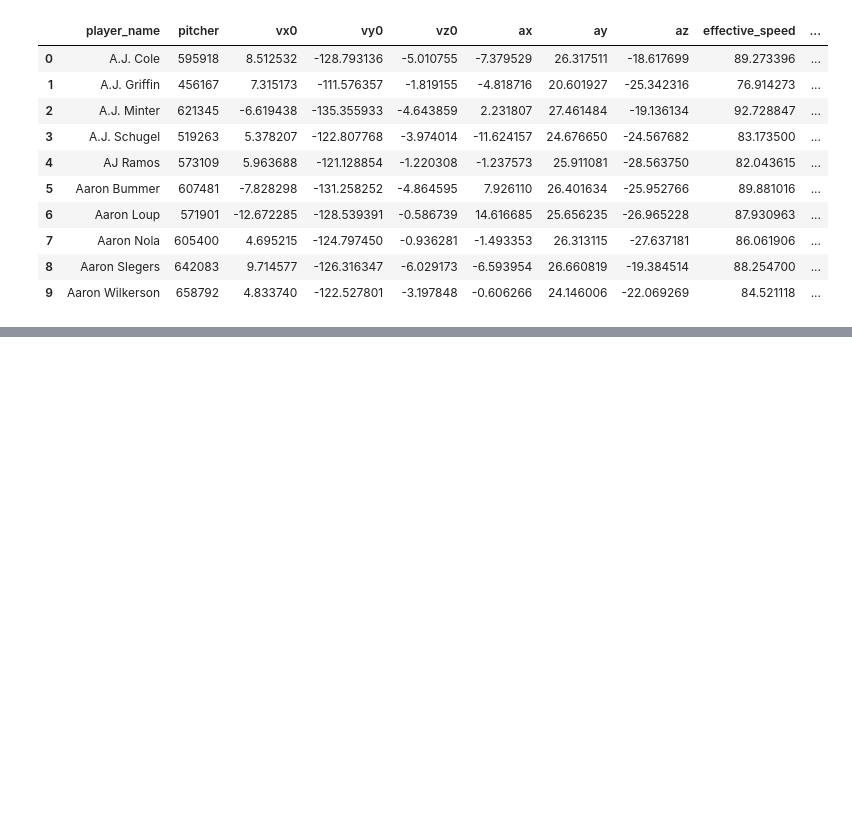
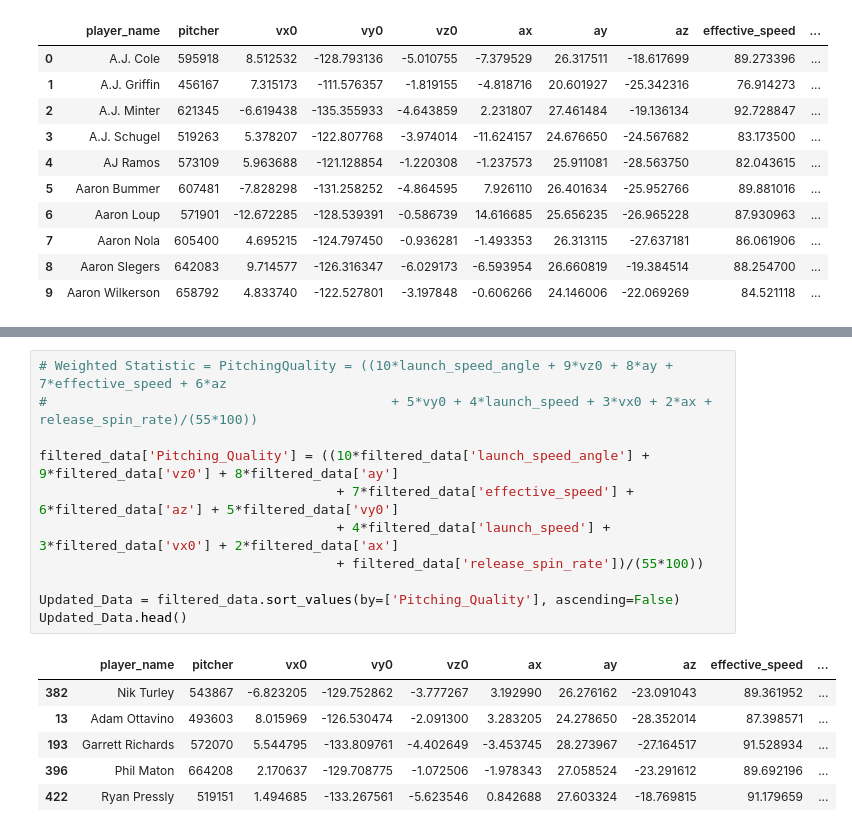
Before and after one commit to HussainQ/CSCI4831_Sabermetrics_Final_Project, a Jupyter notebook: Final_Project_Hussain_Quadri.ipynb, the cells around one changed output, grey strips where cells are left out. Cells and saved outputs as stored; diff of their text form; blank space fills up the shorter version.

Commit message:
Updated Weights, Sample Data Plot

```diff
--- a/Final_Project_Hussain_Quadri.ipynb
+++ b/Final_Project_Hussain_Quadri.ipynb
@@ -71,0 +76,18 @@ dtype: float64
+# %%
+# Weighted Statistic = PitchingQuality = ((10*launch_speed_angle + 9*vz0 + 8*ay + 7*effective_speed + 6*az
+#                                            + 5*vy0 + 4*launch_speed + 3*vx0 + 2*ax + release_spin_rate)/(55*100))
+
+filtered_data['Pitching_Quality'] = ((10*filtered_data['launch_speed_angle'] + 9*filtered_data['vz0'] + 8*filtered_data['ay']
+                                      + 7*filtered_data['effective_speed'] + 6*filtered_data['az'] + 5*filtered_data['vy0']
+                                      + 4*filtered_data['launch_speed'] + 3*filtered_data['vx0'] + 2*filtered_data['ax']
+                                      + filtered_data['release_spin_rate'])/(55*100))
+
+Updated_Data = filtered_data.sort_values(by=['Pitching_Quality'], ascending=False)
+Updated_Data.head()
+# %% [output]
+|  | player_name | pitcher | vx0 | vy0 | vz0 | ax | ay | az | effective_speed | ... |
+| 382 | Nik Turley | 543867 | -6.823205 | -129.752862 | -3.777267 | 3.192990 | 26.276162 | -23.091043 | 89.361952 | ... |
+| 13 | Adam Ottavino | 493603 | 8.015969 | -126.530474 | -2.091300 | 3.283205 | 24.278650 | -28.352014 | 87.398571 | ... |
+| 193 | Garrett Richards | 572070 | 5.544795 | -133.809761 | -4.402649 | -3.453745 | 28.273967 | -27.164517 | 91.528934 | ... |
+| 396 | Phil Maton | 664208 | 2.170637 | -129.708775 | -1.072506 | -1.978343 | 27.058524 | -23.291612 | 89.692196 | ... |
+| 422 | Ryan Pressly | 519151 | 1.494685 | -133.267561 | -5.623546 | 0.842688 | 27.603324 | -18.769815 | 91.179659 | ... |
```
Also changed, not shown: parts of 3 cells of this notebook.
